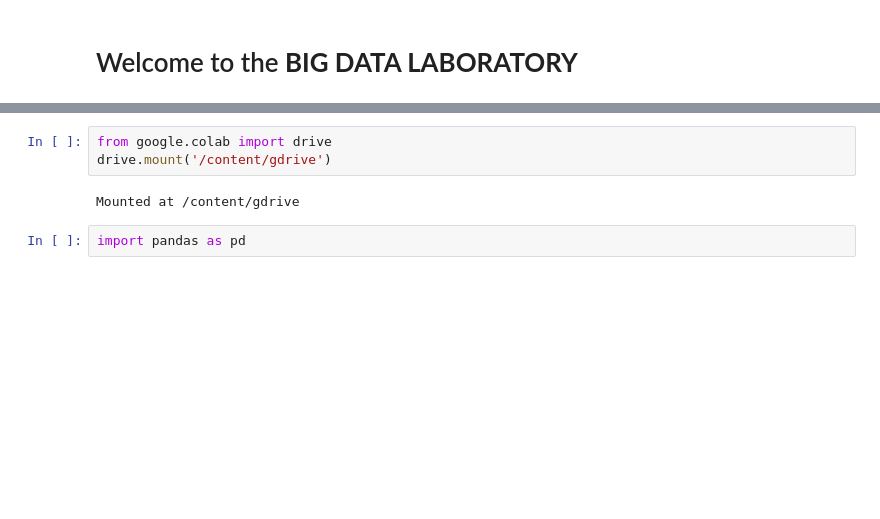
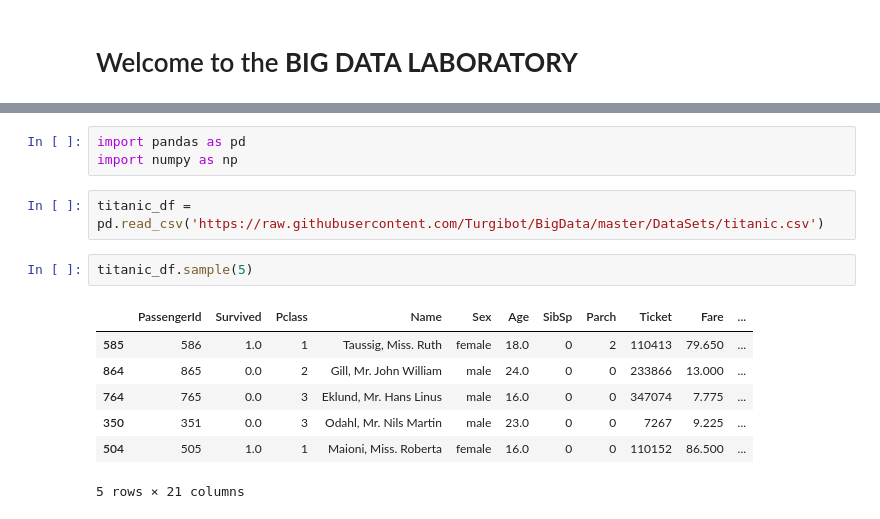
Before and after one commit to ReutEdvi/pandas, a Jupyter notebook: PandasDemo.ipynb, the cells around one changed output, grey strips where cells are left out. Drawn from its saved outputs; the diff is of its cells as text; blank space fills up the shorter version.

```diff
--- a/PandasDemo.ipynb
+++ b/PandasDemo.ipynb
@@ -14,7 +5,15 @@ np         module    <module 'numpy' from '/us<...>kages/numpy/__init__.py'>
-# %%
-from google.colab import drive
-drive.mount('/content/gdrive')
-# %% [output]
-Mounted at /content/gdrive
 # %%
 import pandas as pd
+import numpy as np
+# %%
+titanic_df = pd.read_csv('https://raw.githubusercontent.com/Turgibot/BigData/master/DataSets/titanic.csv')
+# %%
+titanic_df.sample(5)
+# %% [output]
+|  | PassengerId | Survived | Pclass | Name | Sex | Age | SibSp | Parch | Ticket | Fare | ... |
+| 585 | 586 | 1.0 | 1 | Taussig, Miss. Ruth | female | 18.0 | 0 | 2 | 110413 | 79.650 | ... |
+| 864 | 865 | 0.0 | 2 | Gill, Mr. John William | male | 24.0 | 0 | 0 | 233866 | 13.000 | ... |
+| 764 | 765 | 0.0 | 3 | Eklund, Mr. Hans Linus | male | 16.0 | 0 | 0 | 347074 | 7.775 | ... |
+| 350 | 351 | 0.0 | 3 | Odahl, Mr. Nils Martin | male | 23.0 | 0 | 0 | 7267 | 9.225 | ... |
+| 504 | 505 | 1.0 | 1 | Maioni, Miss. Roberta | female | 16.0 | 0 | 0 | 110152 | 86.500 | ... |
+5 rows × 21 columns
```
Also changed, not shown: parts of 14 cells of this notebook.
